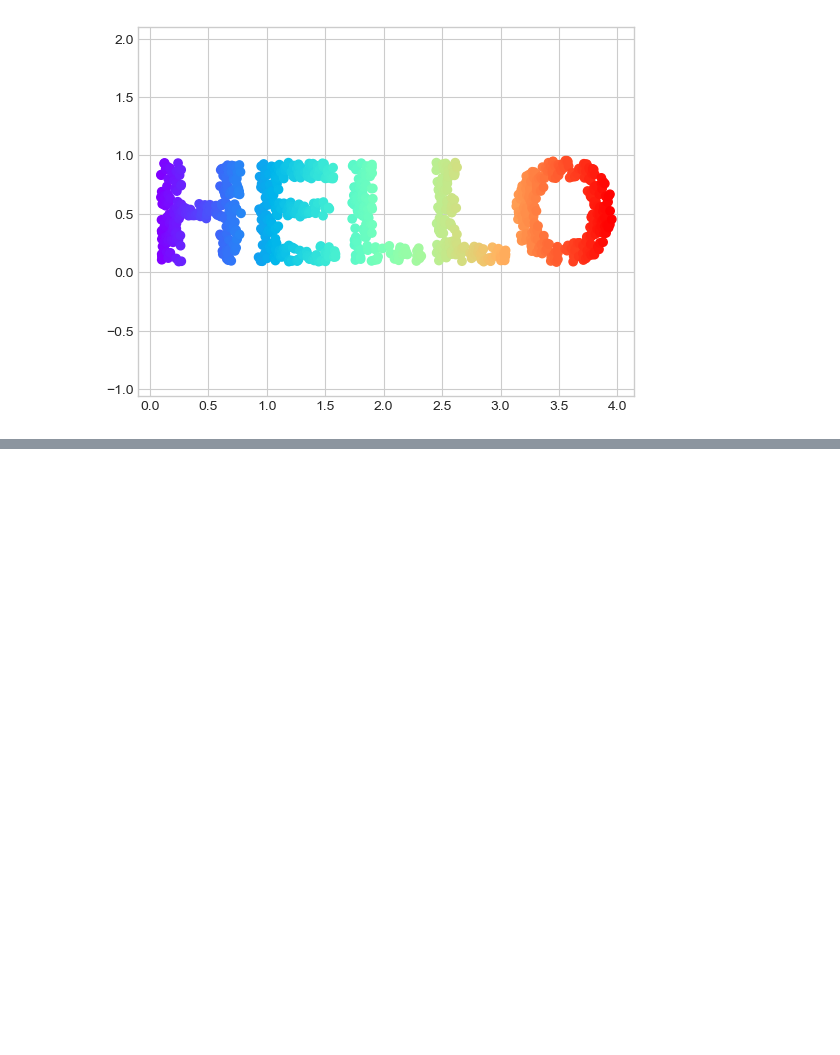
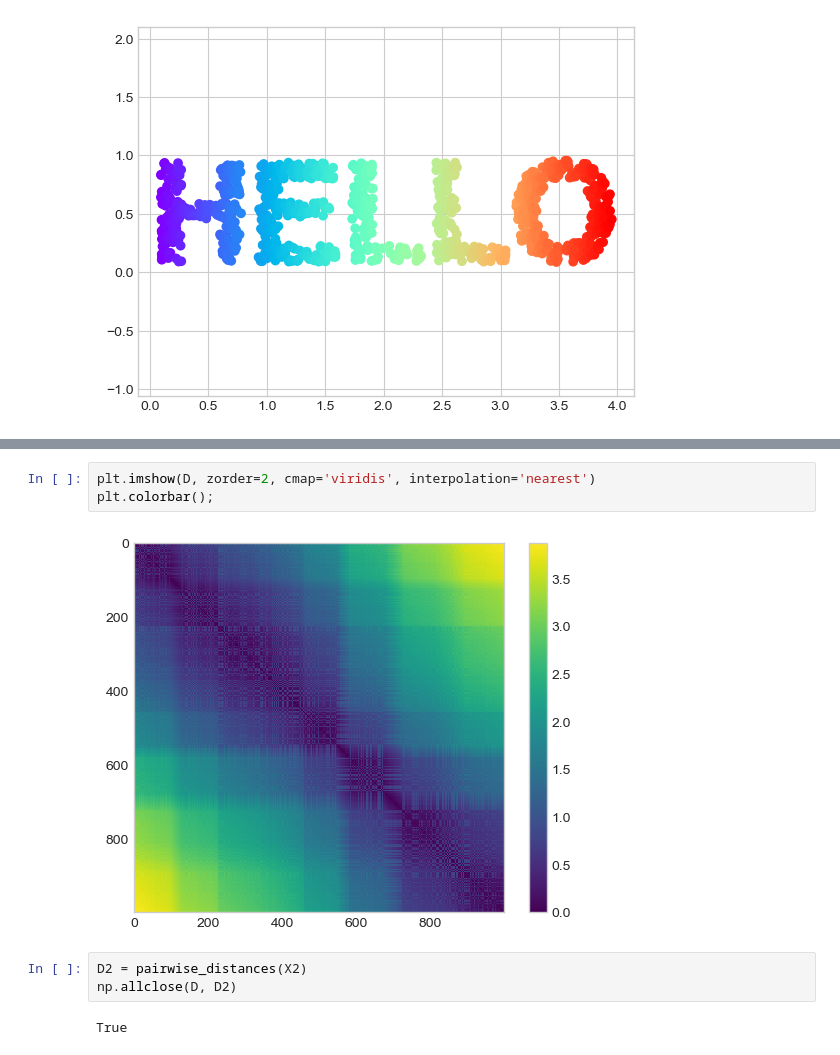
Before and after one commit to Spin8Cycle/ds-proj-remote, a Jupyter notebook: PDSHEx/ml_sklearn_notes/ml_manifold_learning.ipynb, the cells around one changed output, grey strips where cells are left out. Cells and saved outputs as stored; diff of their text form; blank space fills up the shorter version.

```diff
--- a/PDSHEx/ml_sklearn_notes/ml_manifold_learning.ipynb
+++ b/PDSHEx/ml_sklearn_notes/ml_manifold_learning.ipynb
@@ -49,0 +82,10 @@ plt.axis('equal');
+# %%
+plt.imshow(D, zorder=2, cmap='viridis', interpolation='nearest')
+plt.colorbar();
+# %% [output]
+[figure, added]
+# %%
+D2 = pairwise_distances(X2)
+np.allclose(D, D2)
+# %% [output]
+True
```
Also changed, not shown: parts of 7 cells of this notebook.
